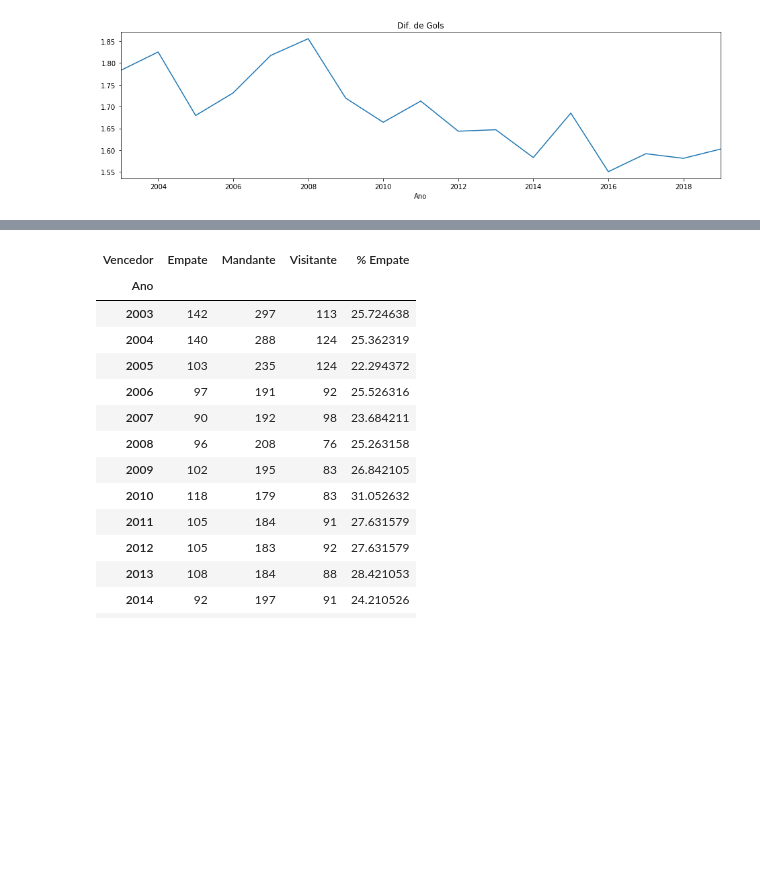
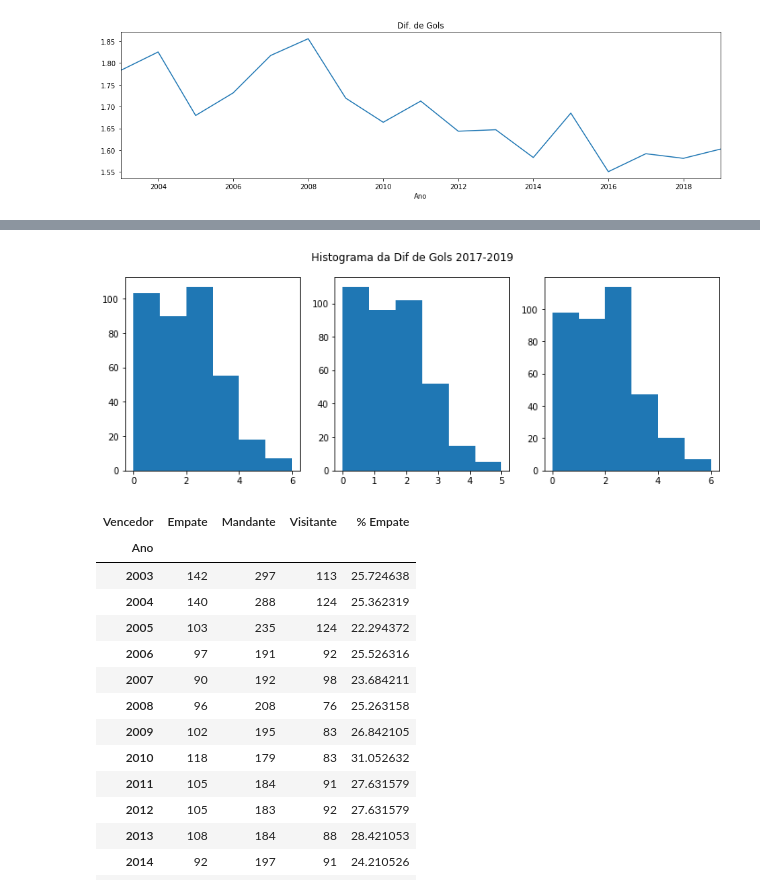
Before and after one commit to yukioandre/python, a Jupyter notebook: Analise_Brasileirao/Analise_Brasileirao.ipynb, the cells around one changed output, grey strips where cells are left out. Saved outputs shown, nothing was run; the diff lists cells and outputs as text; code cells hidden in the pictures; blank space fills up the shorter version.

```diff
--- a/Analise_Brasileirao/Analise_Brasileirao.ipynb
+++ b/Analise_Brasileirao/Analise_Brasileirao.ipynb
@@ -266 +266,18 @@ df.groupby(')
+# %%
+plt.figure(figsize=(12, 4))
+
+plt.subplot(131)
+plt.hist(df[df['Ano']==2017]['gols_vencedor'].fillna(0), bins=6)
+
+plt.subplot(132)
+plt.hist(df[df['Ano']==2018]['gols_vencedor'].fillna(0), bins=6)
+
+plt.subplot(133)
+plt.hist(df[df['Ano']==2019]['gols_vencedor'].fillna(0), bins=6)
+
+plt.suptitle('Histograma da Dif de Gols 2017-2019');
+
+# grafico nao ficou legal... mas vamos deixar aqui, vai que alguem aproveita o codigo
+# %% [output]
+[figure, added]
 # %%
```
Also changed, not shown: parts of 24 cells of this notebook.
